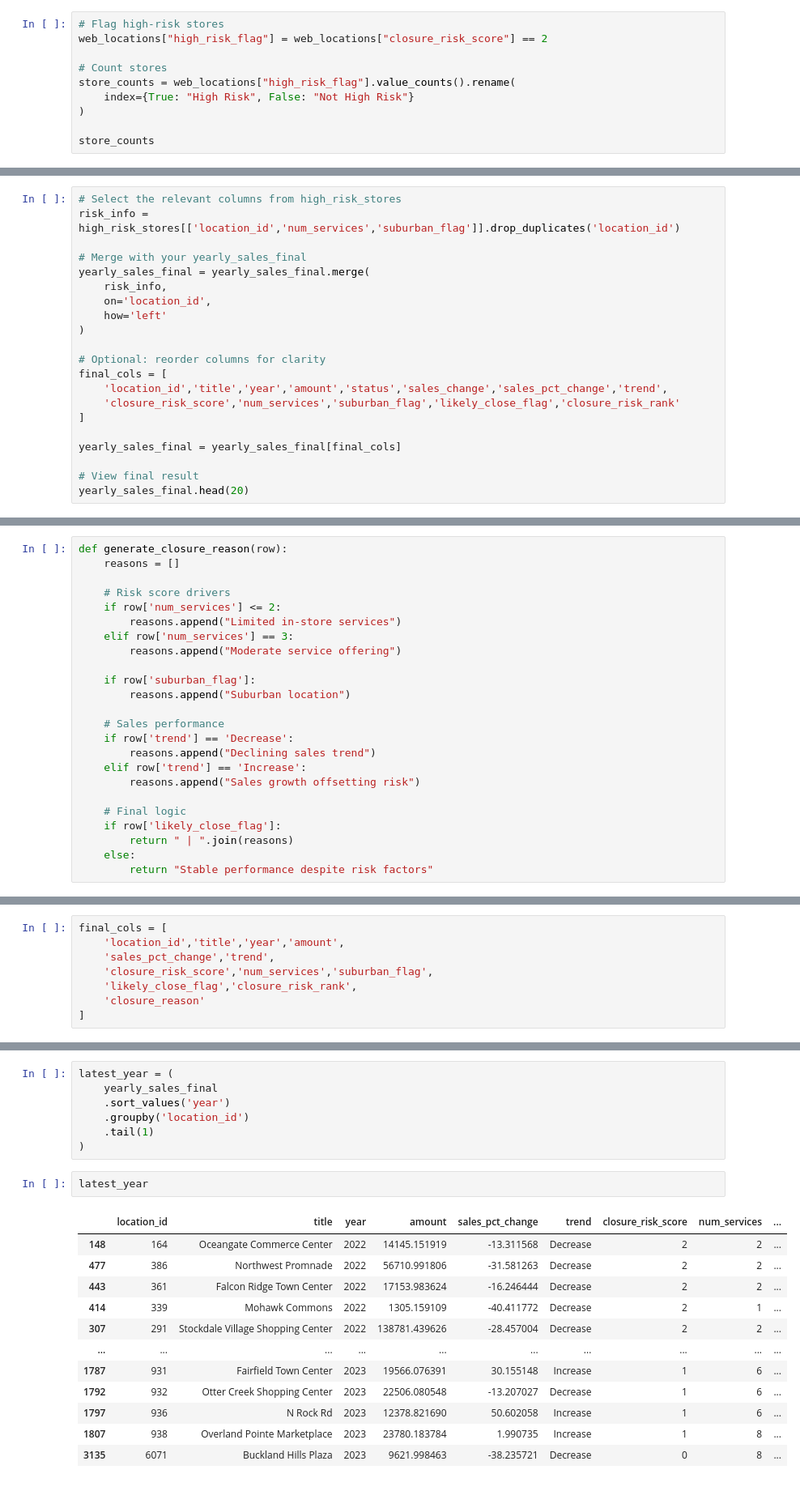
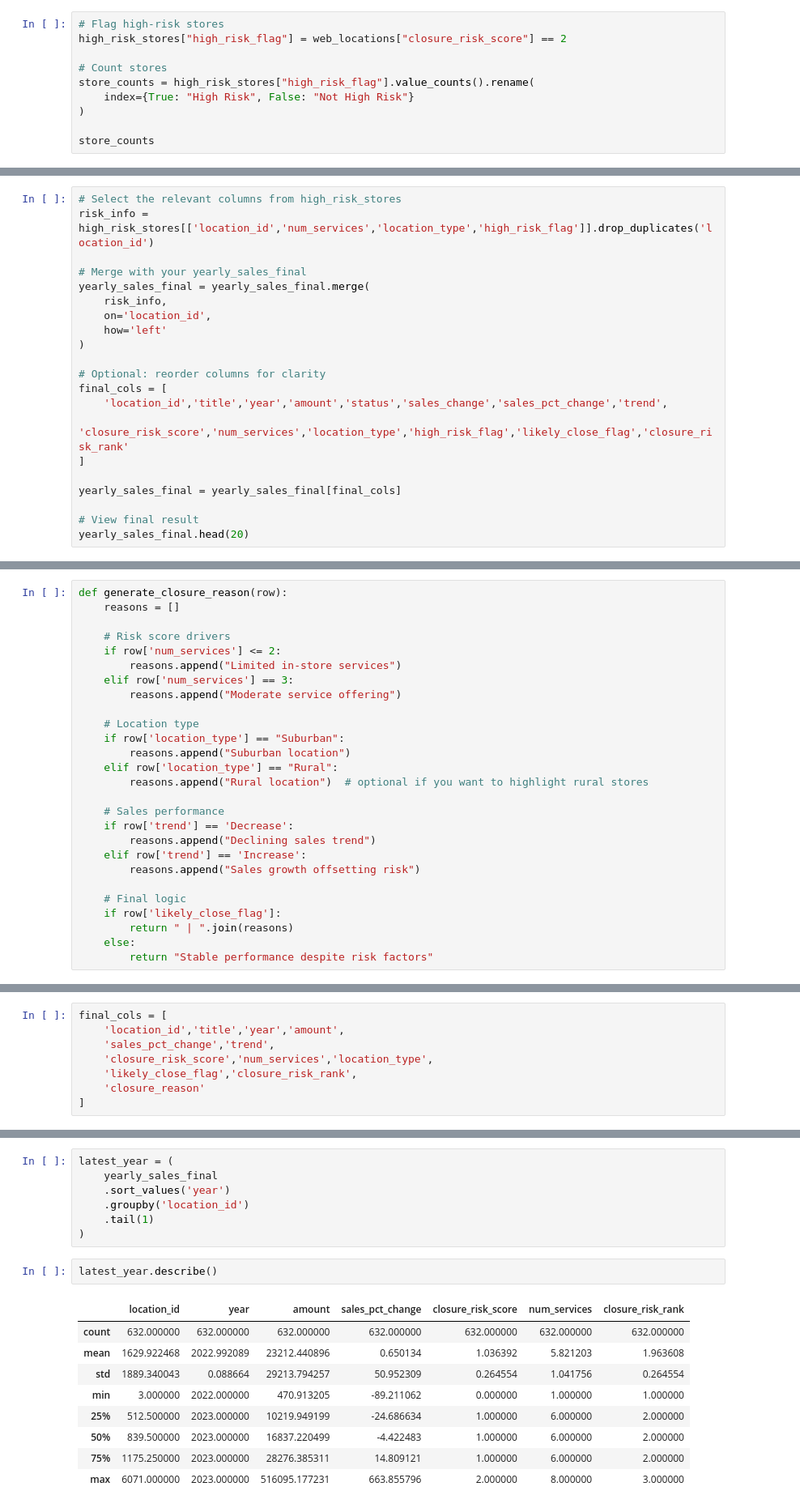
Before and after one commit to Jwdaniel34/party-city-case-study, a Jupyter notebook: store_closure.ipynb, the cells around one changed output, grey strips where cells are left out. Shown at 81% size. Cells and saved outputs as stored; diff of their text form.

```diff
--- a/store_closure.ipynb
+++ b/store_closure.ipynb
@@ -117,9 +219,9 @@ len(web_locations)
 # %%
 # Flag high-risk stores
-web_locations["high_risk_flag"] = web_locations["closure_risk_score"] == 2
+high_risk_stores["high_risk_flag"] = web_locations["closure_risk_score"] == 2
 
 # Count stores
-store_counts = web_locations["high_risk_flag"].value_counts().rename(
+store_counts = high_risk_stores["high_risk_flag"].value_counts().rename(
     index={True: "High Risk", False: "Not High Risk"}
 )
 
@@ -321,6 +470,6 @@ yearly_sales_final.head(20)
 # %%
 # Select the relevant columns from high_risk_stores
-risk_info = high_risk_stores[['location_id','num_services','suburban_flag']].drop_duplicates('location_id')
+risk_info = high_risk_stores[['location_id','num_services','location_type','high_risk_flag']].drop_duplicates('location_id')
 
 # Merge with your yearly_sales_final
 yearly_sales_final = yearly_sales_final.merge(
@@ -332,7 +481,7 @@ yearly_sales_final = yearly_sales_final.merge(
 # Optional: reorder columns for clarity
 final_cols = [
     'location_id','title','year','amount','status','sales_change','sales_pct_change','trend',
-    'closure_risk_score','num_services','suburban_flag','likely_close_flag','closure_risk_rank'
+    'closure_risk_score','num_services','location_type','high_risk_flag','likely_close_flag','closure_risk_rank'
 ]
 
 yearly_sales_final = yearly_sales_final[final_cols]
@@ -374,8 +523,11 @@ def generate_closure_reason(row):
     elif row['num_services'] == 3:
         reasons.append("Moderate service offering")
 
-    if row['suburban_flag']:
+    # Location type
+    if row['location_type'] == "Suburban":
         reasons.append("Suburban location")
+    elif row['location_type'] == "Rural":
+        reasons.append("Rural location")  # optional if you want to highlight rural stores
 
     # Sales performance
     if row['trend'] == 'Decrease':
@@ -397,7 +549,7 @@ yearly_sales_final['closure_reason'] = yearly_sales_final.apply(
 final_cols = [
     'location_id','title','year','amount',
     'sales_pct_change','trend',
-    'closure_risk_score','num_services','suburban_flag',
+    'closure_risk_score','num_services','location_type',
     'likely_close_flag','closure_risk_rank',
     'closure_reason'
 ]
@@ -437,17 +589,14 @@ latest_year = (
     .tail(1)
 )
 # %%
-latest_year
+latest_year.describe()
 # %% [output]
-|  | location_id | title | year | amount | sales_pct_change | trend | closure_risk_score | num_services | ... |
-| 148 | 164 | Oceangate Commerce Center | 2022 | 14145.151919 | -13.311568 | Decrease | 2 | 2 | ... |
-| 477 | 386 | Northwest Promnade | 2022 | 56710.991806 | -31.581263 | Decrease | 2 | 2 | ... |
-| 443 | 361 | Falcon Ridge Town Center | 2022 | 17153.983624 | -16.246444 | Decrease | 2 | 2 | ... |
-| 414 | 339 | Mohawk Commons | 2022 | 1305.159109 | -40.411772 | Decrease | 2 | 1 | ... |
-| 307 | 291 | Stockdale Village Shopping Center | 2022 | 138781.439626 | -28.457004 | Decrease | 2 | 2 | ... |
-| ... | ... | ... | ... | ... | ... | ... | ... | ... | ... |
-| 1787 | 931 | Fairfield Town Center | 2023 | 19566.076391 | 30.155148 | Increase | 1 | 6 | ... |
-| 1792 | 932 | Otter Creek Shopping Center | 2023 | 22506.080548 | -13.207027 | Decrease | 1 | 6 | ... |
-| 1797 | 936 | N Rock Rd | 2023 | 12378.821690 | 50.602058 | Increase | 1 | 6 | ... |
-| 1807 | 938 | Overland Pointe Marketplace | 2023 | 23780.183784 | 1.990735 | Increase | 1 | 8 | ... |
-| 3135 | 6071 | Buckland Hills Plaza | 2023 | 9621.998463 | -38.235721 | Decrease | 0 | 8 | ... |
+|  | location_id | year | amount | sales_pct_change | closure_risk_score | num_services | closure_risk_rank |
+| count | 632.000000 | 632.000000 | 632.000000 | 632.000000 | 632.000000 | 632.000000 | 632.000000 |
+| mean | 1629.922468 | 2022.992089 | 23212.440896 | 0.650134 | 1.036392 | 5.821203 | 1.963608 |
+| std | 1889.340043 | 0.088664 | 29213.794257 | 50.952309 | 0.264554 | 1.041756 | 0.264554 |
+| min | 3.000000 | 2022.000000 | 470.913205 | -89.211062 | 0.000000 | 1.000000 | 1.000000 |
+| 25% | 512.500000 | 2023.000000 | 10219.949199 | -24.686634 | 1.000000 | 6.000000 | 2.000000 |
+| 50% | 839.500000 | 2023.000000 | 16837.220499 | -4.422483 | 1.000000 | 6.000000 | 2.000000 |
+| 75% | 1175.250000 | 2023.000000 | 28276.385311 | 14.809121 | 1.000000 | 6.000000 | 2.000000 |
+| max | 6071.000000 | 2023.000000 | 516095.177231 | 663.855796 | 2.000000 | 8.000000 | 3.000000 |
```
Also changed, not shown: parts of 40 cells of this notebook, 2 other files.
